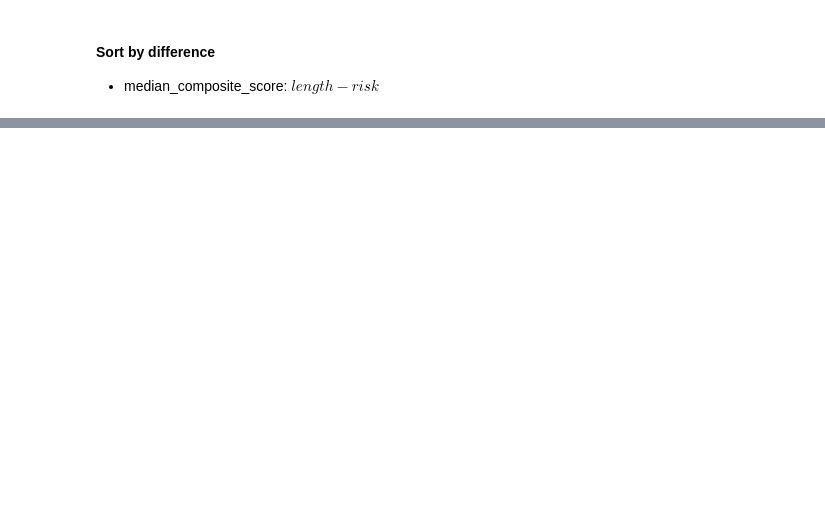
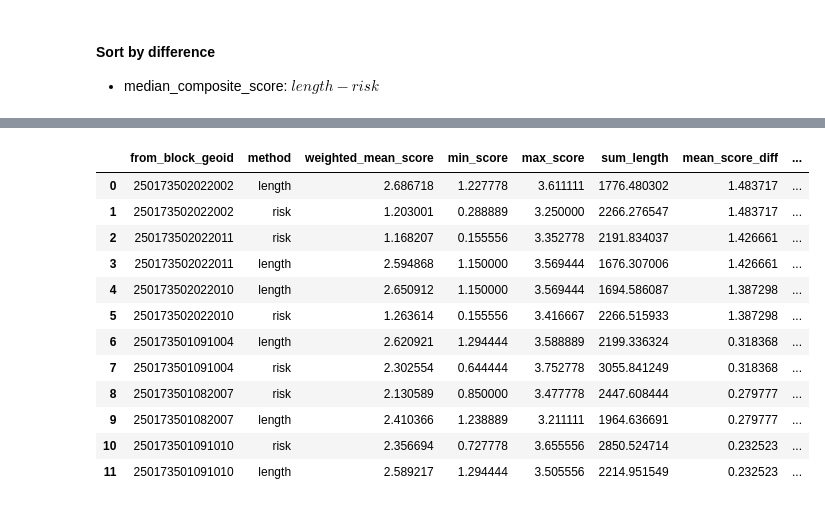
Before and after one commit to dustinmichels/bike-stress-model, a Jupyter notebook: backend/notebooks/main.ipynb, the cells around one changed output, grey strips where cells are left out. Drawn from its saved outputs; the diff is of its cells as text; code cells hidden in the pictures; blank space fills up the shorter version.

```diff
--- a/backend/notebooks/main.ipynb
+++ b/backend/notebooks/main.ipynb
@@ -299,0 +377,21 @@ chart
+# %%
+# get difference
+block_means = all_routes_gdf.groupby(['from_block_geoid', 'method']).mean(numeric_only=True).reset_index()
+
+# pivot to get length and risk methods as separate columns
+pivoted = block_means.pivot(
+    index='from_block_geoid',
+    columns='method',
+    values='weighted_mean_score'
+).reset_index()
+
+# calculate the difference (length - risk)
+pivoted['mean_score_diff'] = pivoted['length'] - pivoted['risk']
+
+# merge back with the original data
+block_means = block_means.merge(
+    pivoted[['from_block_geoid', 'mean_score_diff']],
+    on='from_block_geoid'
+).sort_values('mean_score_diff', ascending=False)
+
+block_means.head()
@@ -299,0 +478,18 @@ chart
+# %%
+# reset - combine top 3 and bottom 3
+top_three = pd.DataFrame(block_means.head(6))
+top_three['class'] = 'top_three'
+bottom_three = pd.DataFrame(block_means.tail(6))
+bottom_three['class'] = 'bottom_three'
+block_means_short = pd.concat([top_three, bottom_three])
+# %%
+# merge on geoid
+block_means_short = block_means_short.merge(
+    somerville_census_blocks[['GEOID20', 'geometry']],
+    left_on='from_block_geoid',
+    right_on='GEOID20',
+    how='left'
+)
+
+# we only need one row for each block (eg, risk, not risk & length)
+block_means_short[block_means_short['method'] == 'risk']
@@ -299,0 +504,18 @@ chart
+# %%
+block_means_short = gpd.GeoDataFrame(block_means_short)
+# %%
+block_means_short
+# %% [output]
+|  | from_block_geoid | method | weighted_mean_score | min_score | max_score | sum_length | mean_score_diff | ... |
+| 0 | 250173502022002 | length | 2.686718 | 1.227778 | 3.611111 | 1776.480302 | 1.483717 | ... |
+| 1 | 250173502022002 | risk | 1.203001 | 0.288889 | 3.250000 | 2266.276547 | 1.483717 | ... |
+| 2 | 250173502022011 | risk | 1.168207 | 0.155556 | 3.352778 | 2191.834037 | 1.426661 | ... |
+| 3 | 250173502022011 | length | 2.594868 | 1.150000 | 3.569444 | 1676.307006 | 1.426661 | ... |
+| 4 | 250173502022010 | length | 2.650912 | 1.150000 | 3.569444 | 1694.586087 | 1.387298 | ... |
+| 5 | 250173502022010 | risk | 1.263614 | 0.155556 | 3.416667 | 2266.515933 | 1.387298 | ... |
+| 6 | 250173501091004 | length | 2.620921 | 1.294444 | 3.588889 | 2199.336324 | 0.318368 | ... |
+| 7 | 250173501091004 | risk | 2.302554 | 0.644444 | 3.752778 | 3055.841249 | 0.318368 | ... |
+| 8 | 250173501082007 | risk | 2.130589 | 0.850000 | 3.477778 | 2447.608444 | 0.279777 | ... |
+| 9 | 250173501082007 | length | 2.410366 | 1.238889 | 3.211111 | 1964.636691 | 0.279777 | ... |
+| 10 | 250173501091010 | risk | 2.356694 | 0.727778 | 3.655556 | 2850.524714 | 0.232523 | ... |
+| 11 | 250173501091010 | length | 2.589217 | 1.294444 | 3.505556 | 2214.951549 | 0.232523 | ... |
```
Also changed, not shown: parts of 40 cells of this notebook.
